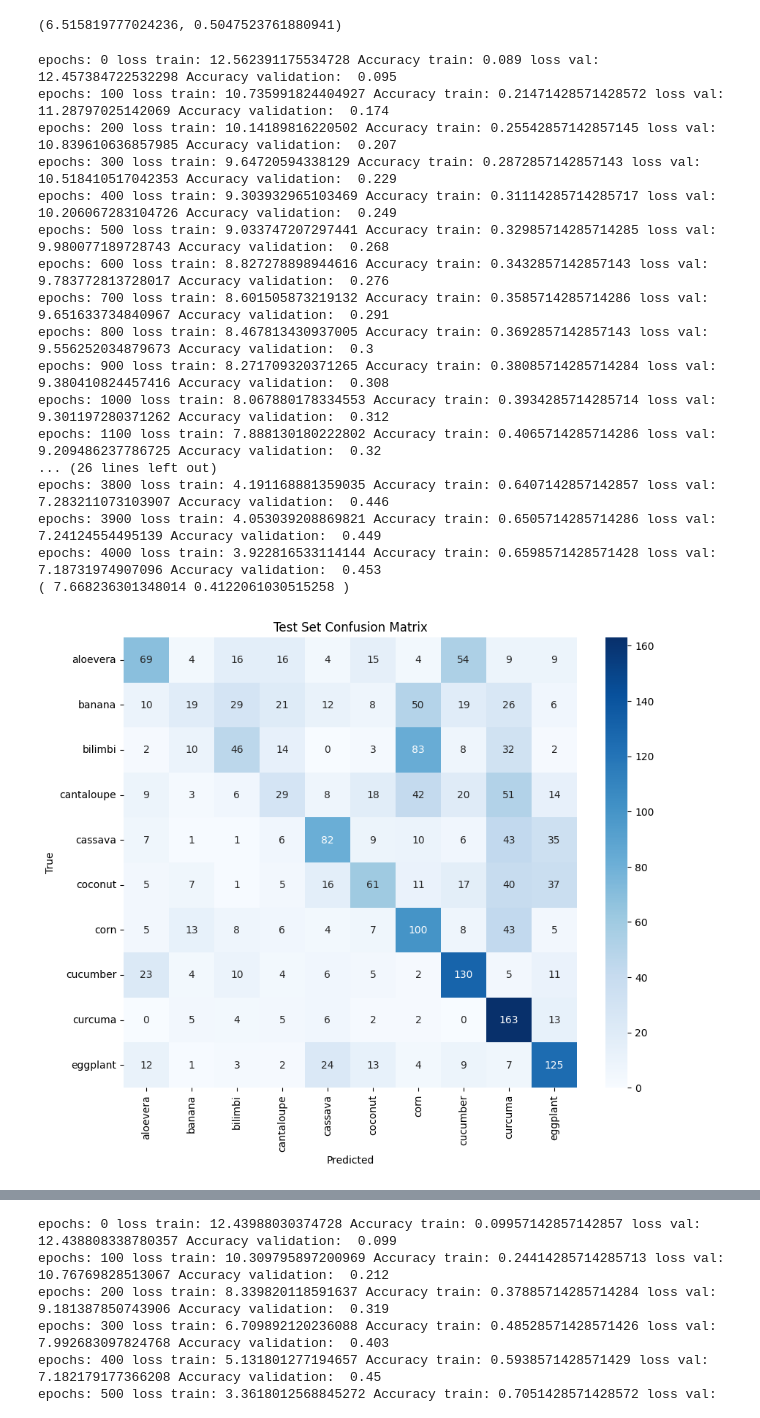
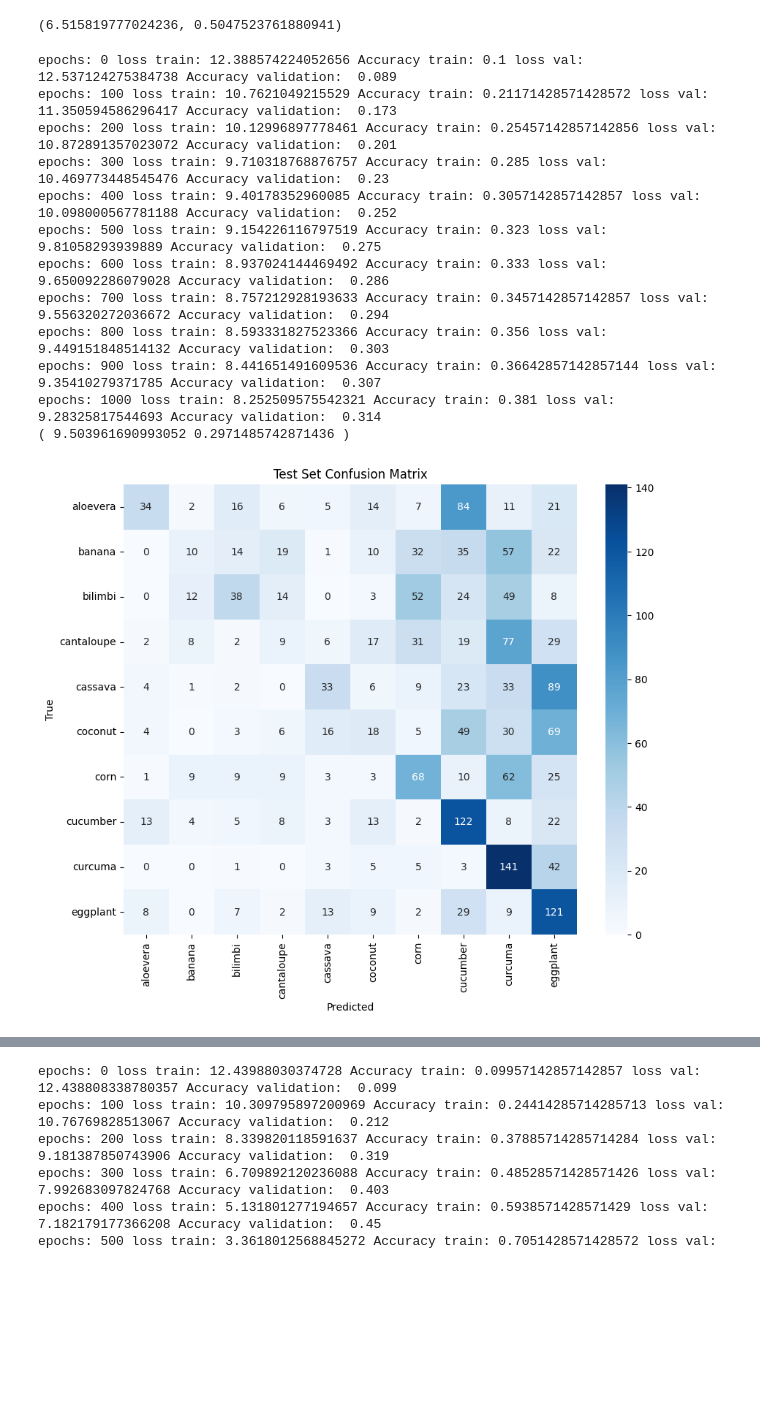
Before and after one commit to negative318/Neural-Network-From-Scratch, a Jupyter notebook: train_MLP_autograd.ipynb, the cells around one changed output, grey strips where cells are left out. Saved outputs shown, nothing was run; the diff lists cells and outputs as text; code cells hidden in the pictures; blank space fills up the shorter version.

```diff
--- a/train_MLP_autograd.ipynb
+++ b/train_MLP_autograd.ipynb
@@ -1572,24 +1572,19 @@ test(x_test,y_test,nn1,nn2,nn)
 # %%
 from MLP_autograd import *
 nn = NeuralNetwork(layers_size=[32*32*3,768, 10],activations = ["relu", "softmax"],lossFunction = "crossEntropy", l_rate=0.001)
-nn.train(x_train, y_train,x_validation, y_validation, epochs=4001,batch_size = 128)
+nn.train(x_train, y_train,x_validation, y_validation, epochs=1001,batch_size = 128)
 nn.test(x_test,y_test)
 # %% [output]
-epochs: 0 loss train: 12.562391175534728 Accuracy train: 0.089 loss val: 12.457384722532298 Accuracy validation:  0.095
-epochs: 100 loss train: 10.735991824404927 Accuracy train: 0.21471428571428572 loss val: 11.28797025142069 Accuracy validation:  0.174
-epochs: 200 loss train: 10.14189816220502 Accuracy train: 0.25542857142857145 loss val: 10.839610636857985 Accuracy validation:  0.207
-epochs: 300 loss train: 9.64720594338129 Accuracy train: 0.2872857142857143 loss val: 10.518410517042353 Accuracy validation:  0.229
-epochs: 400 loss train: 9.303932965103469 Accuracy train: 0.31114285714285717 loss val: 10.206067283104726 Accuracy validation:  0.249
-epochs: 500 loss train: 9.033747207297441 Accuracy train: 0.32985714285714285 loss val: 9.980077189728743 Accuracy validation:  0.268
-epochs: 600 loss train: 8.827278898944616 Accuracy train: 0.3432857142857143 loss val: 9.783772813728017 Accuracy validation:  0.276
-epochs: 700 loss train: 8.601505873219132 Accuracy train: 0.3585714285714286 loss val: 9.651633734840967 Accuracy validation:  0.291
-epochs: 800 loss train: 8.467813430937005 Accuracy train: 0.3692857142857143 loss val: 9.556252034879673 Accuracy validation:  0.3
-epochs: 900 loss train: 8.271709320371265 Accuracy train: 0.38085714285714284 loss val: 9.380410824457416 Accuracy validation:  0.308
-epochs: 1000 loss train: 8.067880178334553 Accuracy train: 0.3934285714285714 loss val: 9.301197280371262 Accuracy validation:  0.312
-epochs: 1100 loss train: 7.888130180222802 Accuracy train: 0.4065714285714286 loss val: 9.209486237786725 Accuracy validation:  0.32
-... (26 lines left out)
-epochs: 3800 loss train: 4.191168881359035 Accuracy train: 0.6407142857142857 loss val: 7.283211073103907 Accuracy validation:  0.446
-epochs: 3900 loss train: 4.053039208869821 Accuracy train: 0.6505714285714286 loss val: 7.24124554495139 Accuracy validation:  0.449
-epochs: 4000 loss train: 3.922816533114144 Accuracy train: 0.6598571428571428 loss val: 7.18731974907096 Accuracy validation:  0.453
-( 7.668236301348014 0.4122061030515258 )
+epochs: 0 loss train: 12.388574224052656 Accuracy train: 0.1 loss val: 12.537124275384738 Accuracy validation:  0.089
+epochs: 100 loss train: 10.7621049215529 Accuracy train: 0.21171428571428572 loss val: 11.350594586296417 Accuracy validation:  0.173
+epochs: 200 loss train: 10.12996897778461 Accuracy train: 0.25457142857142856 loss val: 10.872891357023072 Accuracy validation:  0.201
+epochs: 300 loss train: 9.710318768876757 Accuracy train: 0.285 loss val: 10.469773448545476 Accuracy validation:  0.23
+epochs: 400 loss train: 9.40178352960085 Accuracy train: 0.3057142857142857 loss val: 10.098000567781188 Accuracy validation:  0.252
+epochs: 500 loss train: 9.154226116797519 Accuracy train: 0.323 loss val: 9.81058293939889 Accuracy validation:  0.275
+epochs: 600 loss train: 8.937024144469492 Accuracy train: 0.333 loss val: 9.650092286079028 Accuracy validation:  0.286
+epochs: 700 loss train: 8.757212928193633 Accuracy train: 0.3457142857142857 loss val: 9.556320272036672 Accuracy validation:  0.294
+epochs: 800 loss train: 8.593331827523366 Accuracy train: 0.356 loss val: 9.449151848514132 Accuracy validation:  0.303
+epochs: 900 loss train: 8.441651491609536 Accuracy train: 0.36642857142857144 loss val: 9.35410279371785 Accuracy validation:  0.307
+epochs: 1000 loss train: 8.252509575542321 Accuracy train: 0.381 loss val: 9.28325817544693 Accuracy validation:  0.314
+( 9.503961690993052 0.2971485742871436 )
-[figure, old version]
+[figure, new version]
```
Also changed, not shown: parts of 4 cells of this notebook, 1 other file.
